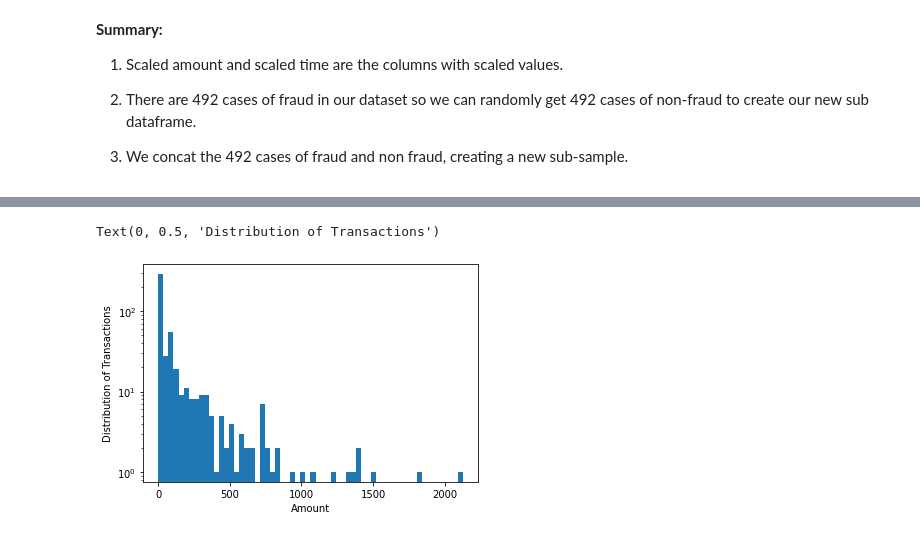
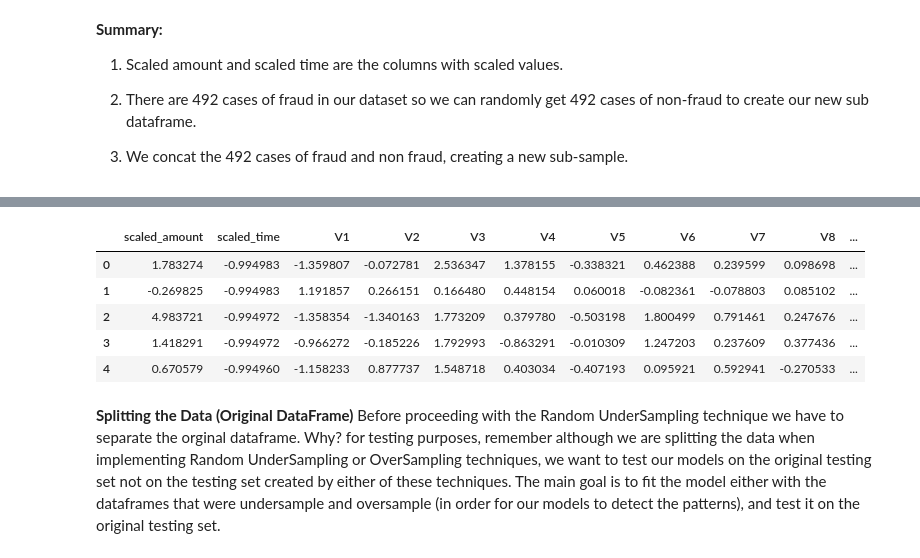
Before and after one commit to mountechsolutions/anomaly-detection, a Jupyter notebook: anomalydetection.ipynb, the cells around one changed output, grey strips where cells are left out. Saved outputs shown, nothing was run; the diff lists cells and outputs as text; code cells hidden in the pictures.

```diff
--- a/anomalydetection.ipynb
+++ b/anomalydetection.ipynb
@@ -44,5 +44,5 @@ Drive already mounted at /content/drive; to attempt to forcibly remount, call dr
 # %%
 path="/content/drive/My Drive/Colab Notebooks/dataset/creditcard.csv"
 # %%
-dfset=pd.read_csv(path)
+df=pd.read_csv(path)
 # %%
@@ -191,8 +148,34 @@ Text(0, 0.5, 'Distribution of Transactions')
-# %%
-plt.hist(Fraud.Amount, bins=60)
-plt.xlabel('Amount')
-plt.yscale('log')
-plt.ylabel('Distribution of Transactions')
-# %% [output]
-Text(0, 0.5, 'Distribution of Transactions')
-[figure, removed]
+# %%
+# Since most of our data has already been scaled we should scale the columns that are left to scale (Amount and Time)
+from sklearn.preprocessing import StandardScaler, RobustScaler
+
+# RobustScaler is less prone to outliers.
+
+std_scaler = StandardScaler()
+rob_scaler = RobustScaler()
+
+df['scaled_amount'] = rob_scaler.fit_transform(df['Amount'].values.reshape(-1,1))
+df['scaled_time'] = rob_scaler.fit_transform(df['Time'].values.reshape(-1,1))
+
+df.drop(['Time','Amount'], axis=1, inplace=True)
+# %%
+scaled_amount = df['scaled_amount']
+scaled_time = df['scaled_time']
+
+df.drop(['scaled_amount', 'scaled_time'], axis=1, inplace=True)
+df.insert(0, 'scaled_amount', scaled_amount)
+df.insert(1, 'scaled_time', scaled_time)
+
+# Amount and Time are Scaled!
+
+df.head()
+# %% [output]
+|  | scaled_amount | scaled_time | V1 | V2 | V3 | V4 | V5 | V6 | V7 | V8 | ... |
+| 0 | 1.783274 | -0.994983 | -1.359807 | -0.072781 | 2.536347 | 1.378155 | -0.338321 | 0.462388 | 0.239599 | 0.098698 | ... |
+| 1 | -0.269825 | -0.994983 | 1.191857 | 0.266151 | 0.166480 | 0.448154 | 0.060018 | -0.082361 | -0.078803 | 0.085102 | ... |
+| 2 | 4.983721 | -0.994972 | -1.358354 | -1.340163 | 1.773209 | 0.379780 | -0.503198 | 1.800499 | 0.791461 | 0.247676 | ... |
+| 3 | 1.418291 | -0.994972 | -0.966272 | -0.185226 | 1.792993 | -0.863291 | -0.010309 | 1.247203 | 0.237609 | 0.377436 | ... |
+| 4 | 0.670579 | -0.994960 | -1.158233 | 0.877737 | 1.548718 | 0.403034 | -0.407193 | 0.095921 | 0.592941 | -0.270533 | ... |
+# %% [markdown]
+**Splitting the Data (Original DataFrame)**
+Before proceeding with the Random UnderSampling technique we have to separate the orginal dataframe. Why? for testing purposes, remember although we are splitting the data when implementing Random UnderSampling or OverSampling techniques, we want to test our models on the original testing set not on the testing set created by either of these techniques. The main goal is to fit the model either with the dataframes that were undersample and oversample (in order for our models to detect the patterns), and test it on the original testing set.
```
Also changed, not shown: parts of 15 cells of this notebook.
